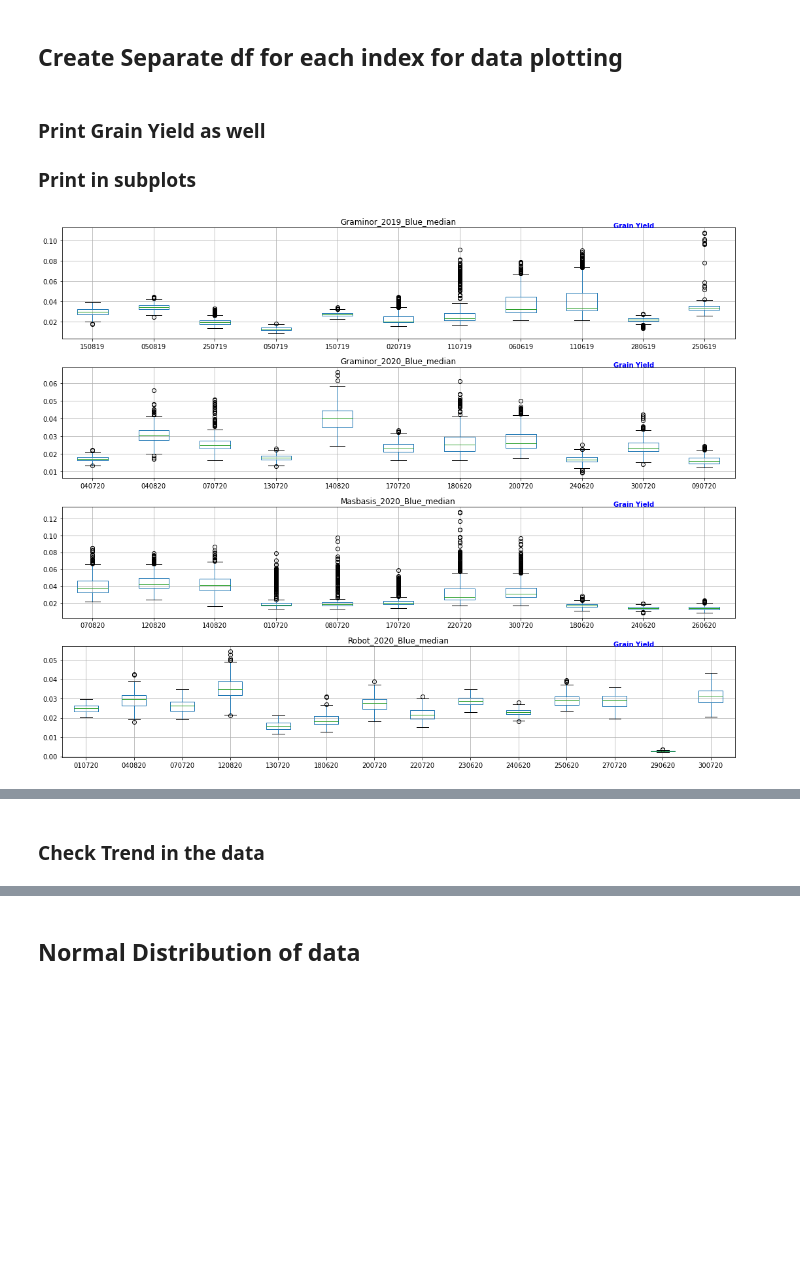
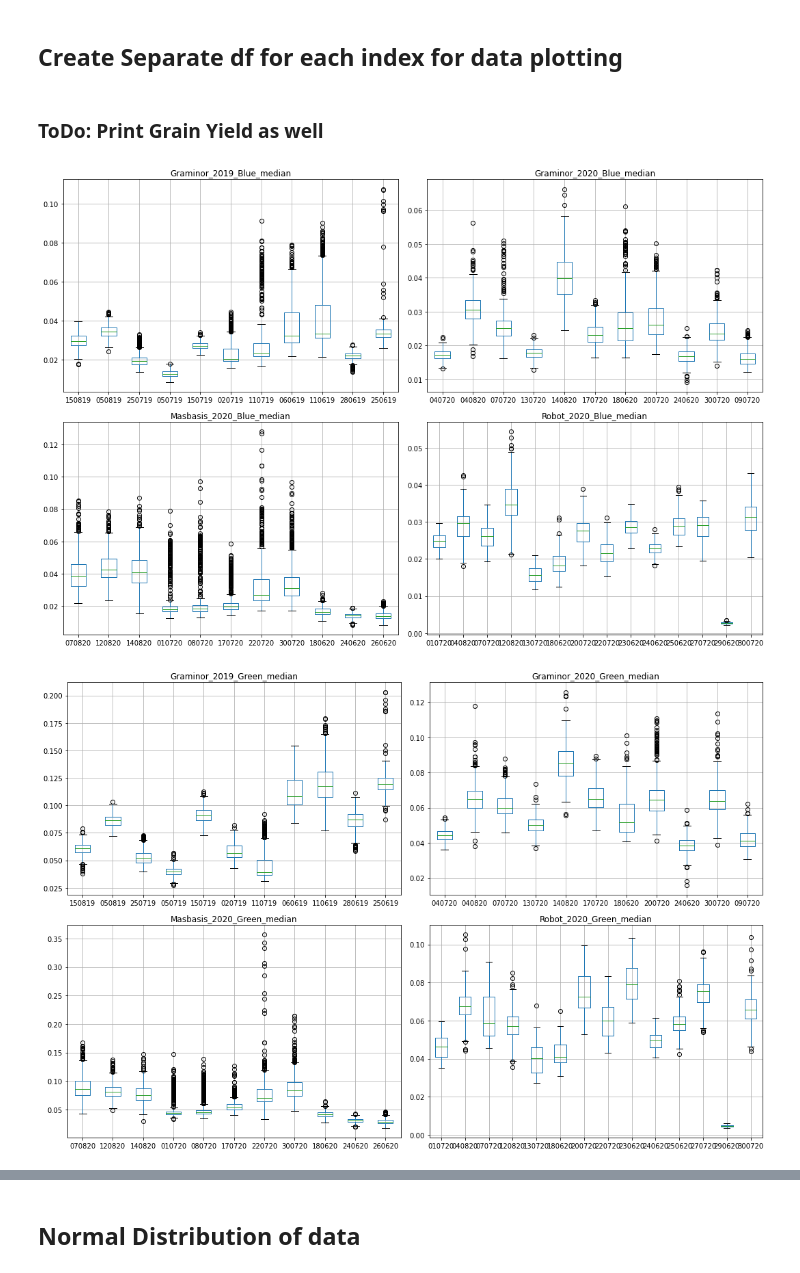
Before and after one commit to fahadijaz/spring_wheat_yield_prediction, a Jupyter notebook: preprocessinig.ipynb, the cells around one changed output, grey strips where cells are left out. Drawn from its saved outputs; the diff is of its cells as text; code cells hidden in the pictures; blank space fills up the shorter version.

```diff
--- a/preprocessinig.ipynb
+++ b/preprocessinig.ipynb
@@ -747,10 +896,9 @@ len(list_df_all_indices)
 # %% [markdown]
 ## Create Separate df for each index for data plotting
 # %% [markdown]
-### Print Grain Yield as well
-### Print in subplots
+### ToDo: Print Grain Yield as well
 # %%
-# col_for_plotting = ['Blue', 'Green', 'Red', 'RedEdge', 'NIR', 'NDVI', 'MTCI']
+col_for_plotting = ['Blue', 'Green', 'Red', 'RedEdge', 'NIR', 'NDVI', 'MTCI']
 # data_agg_list = ['_mean_full', '_median_full', '_stdev_full']
 
 # data_agg_list = ['_mean_full']
@@ -758,42 +906,47 @@ data_agg_list = ['_median_full']
 # data_agg_list = ['_stdev_full']
 # col_for_plotting = general_col_names[1:]
 
-col_for_plotting = ['Blue']
+# col_for_plotting = ['Blue']
 # col_for_plotting = ['Green']
 # col_for_plotting = ['Red']
 # col_for_plotting = ['RedEdge']
 # col_for_plotting = ['NIR']
 # col_for_plotting = ['NDVI']
 # col_for_plotting = ['MTCI']
 
 for d_type in data_agg_list:
     for col in col_for_plotting:
-        fig, ax = plt.subplots(4,1, figsize=(15,12))
+        fields = len(field_year_dict.keys())
+        rows = math.ceil(fields/2)
+
+        fig, ax = plt.subplots(rows,2, figsize=(15,10))
         plots = ax.flatten()
         n = 0
         # TODO: Fix the x ticks
         for field_sample, dates in field_year_dict.items():
 
             # Adding required data to a temp dataframe
             temp_df = pd.DataFrame()
             for date in dates:
                 field_df = field_sample[:-5]+'_'+date+d_type
-#                 print(field_df+'_'+col)
                 temp_df[date] = locals()[field_df][col]
 
             # Adding field plot to the subplots
             num_of_fields = len(field_year_dict.keys())
 
             text = "Grain Yield"
 
-            temp_df.boxplot(ax=plots[n])
+            ax_n = plots[n]
+
+            temp_df.boxplot(ax=ax_n)
             x_labels = temp_df.columns.tolist()
-            plots[n].set_xticklabels(x_labels, rotation=0)
-            plots[n].set_title(field_sample+'_'+col+d_type[:-5])
+            ax_n.set_xticklabels(x_labels, rotation=0)
+            ax_n.set_title(field_sample+'_'+col+d_type[:-5])
 
-            # Printing the grain yiels of the fiels_sample for reference
-            plots[n].text(0.85, 1.05, text, ha='center', va='top', weight='bold', color='blue', transform=plots[n].transAxes)
+#             # Printing the grain yield in plot of the fiels_sample for reference
+#             ax_n.text(0.85, 1.05, text, ha='center', va='top', weight='bold', color='blue', transform=ax_n.transAxes)
             n+=1
         plt.tight_layout()
 # %% [output]
-[figure, old version]
+[figure, new version]
+[figure, added]
@@ -800,2 +957,0 @@ for d_type in data_agg_list:
-# %% [markdown]
-### Check Trend in the data
```
Also changed, not shown: parts of 79 cells of this notebook, 5 other files.
